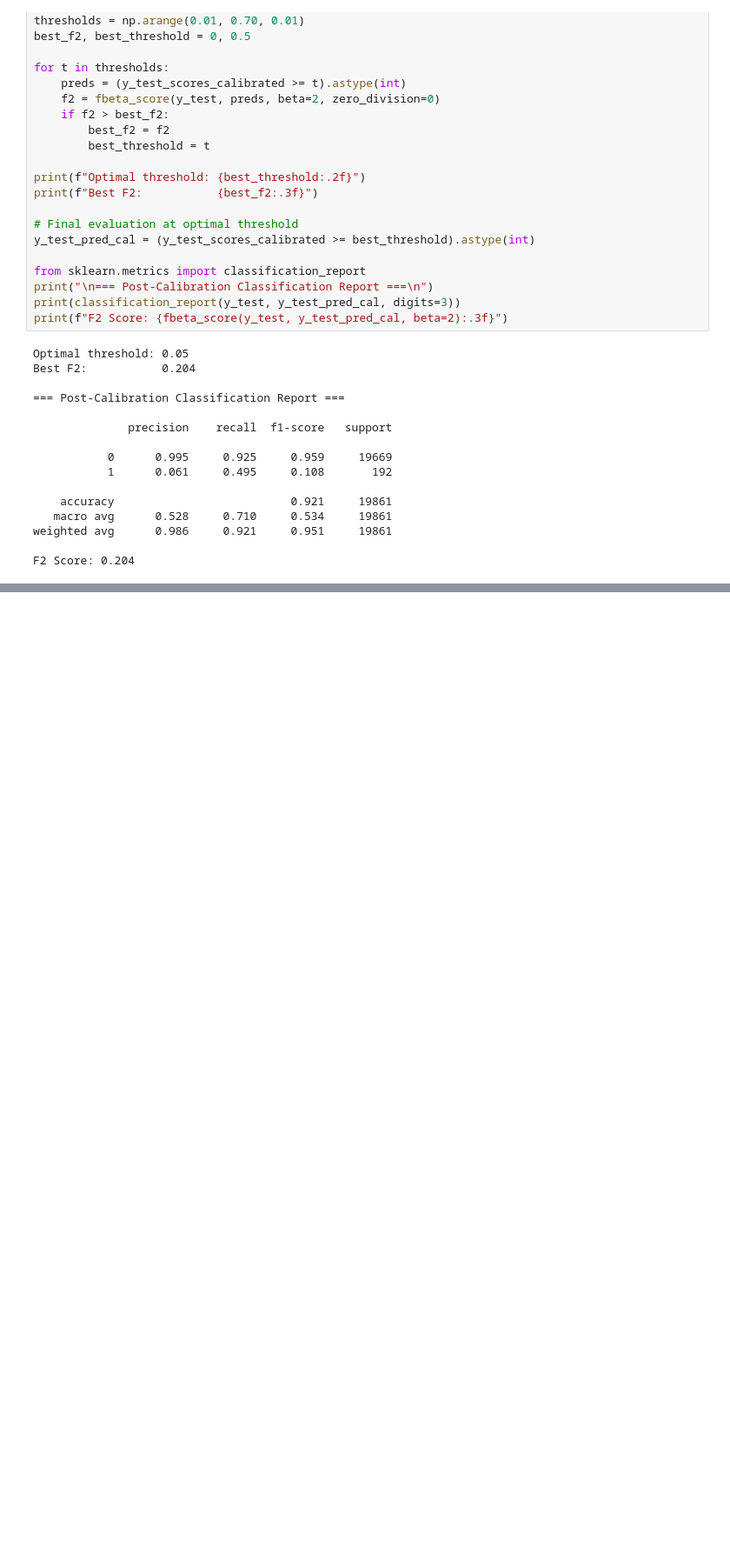
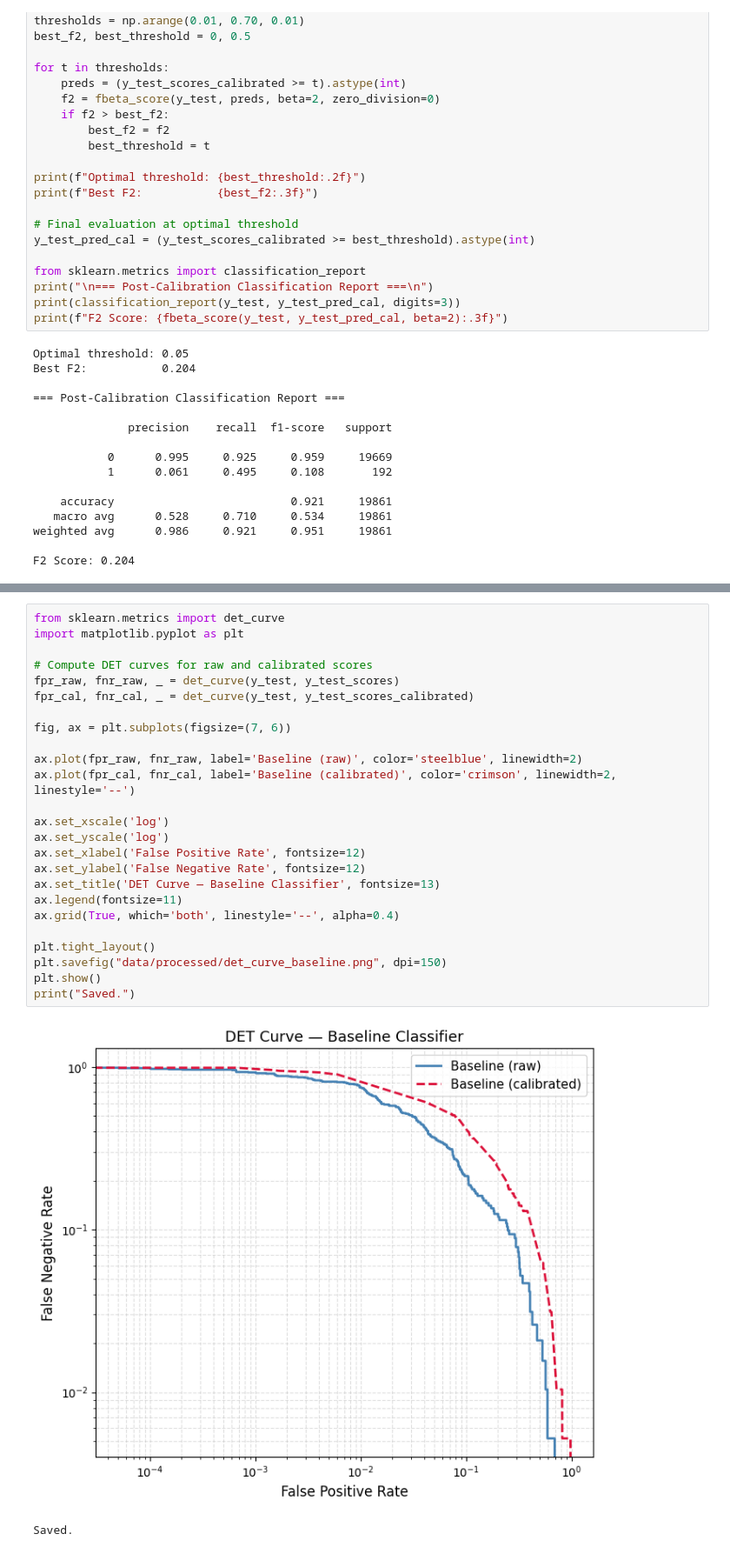
Before and after one commit to kamat-v/hedging-txtclf-experiments, a Jupyter notebook: notebooks/04_baseline_training.ipynb, the cells around one changed output, grey strips where cells are left out. Shown at 87% size. Cells and saved outputs as stored; diff of their text form; blank space fills up the shorter version.

Commit message:
baseline notebook wrapped up

```diff
--- a/notebooks/04_baseline_training.ipynb
+++ b/notebooks/04_baseline_training.ipynb
@@ -245,0 +257,28 @@ F2 Score: 0.204
+# %%
+from sklearn.metrics import det_curve
+import matplotlib.pyplot as plt
+
+# Compute DET curves for raw and calibrated scores
+fpr_raw, fnr_raw, _ = det_curve(y_test, y_test_scores)
+fpr_cal, fnr_cal, _ = det_curve(y_test, y_test_scores_calibrated)
+
+fig, ax = plt.subplots(figsize=(7, 6))
+
+ax.plot(fpr_raw, fnr_raw, label='Baseline (raw)', color='steelblue', linewidth=2)
+ax.plot(fpr_cal, fnr_cal, label='Baseline (calibrated)', color='crimson', linewidth=2, linestyle='--')
+
+ax.set_xscale('log')
+ax.set_yscale('log')
+ax.set_xlabel('False Positive Rate', fontsize=12)
+ax.set_ylabel('False Negative Rate', fontsize=12)
+ax.set_title('DET Curve — Baseline Classifier', fontsize=13)
+ax.legend(fontsize=11)
+ax.grid(True, which='both', linestyle='--', alpha=0.4)
+
+plt.tight_layout()
+plt.savefig("data/processed/det_curve_baseline.png", dpi=150)
+plt.show()
+print("Saved.")
+# %% [output]
+[figure, added]
+Saved.
```
Also changed, not shown: parts of 1 cell of this notebook.
